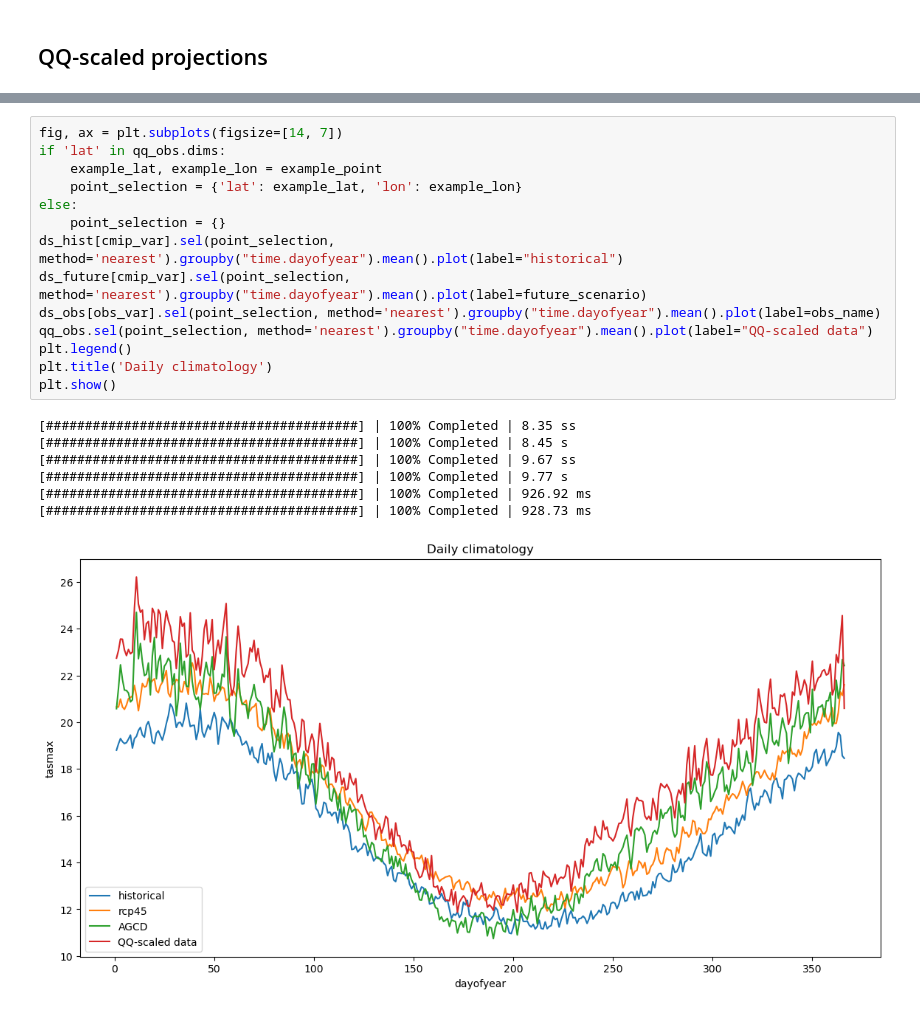
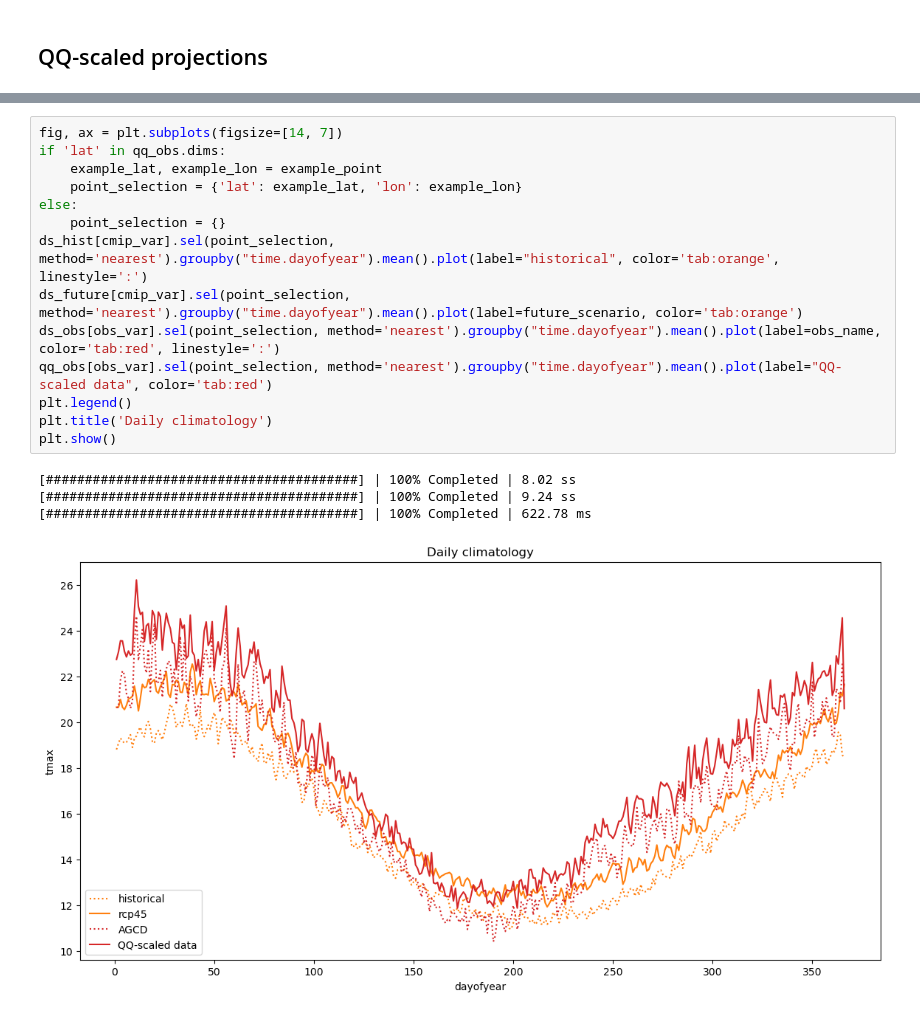
Before and after one commit to AusClimateService/qqscale, a Jupyter notebook: validation.ipynb, the cells around one changed output, grey strips where cells are left out. Drawn from its saved outputs; the diff is of its cells as text.

```diff
--- a/validation.ipynb
+++ b/validation.ipynb
@@ -396,25 +473,22 @@ plt.show()
 # %%
 fig, ax = plt.subplots(figsize=[14, 7])
 if 'lat' in qq_obs.dims:
     example_lat, example_lon = example_point
     point_selection = {'lat': example_lat, 'lon': example_lon}
 else:
     point_selection = {}
-ds_hist[cmip_var].sel(point_selection, method='nearest').groupby("time.dayofyear").mean().plot(label="historical")
-ds_future[cmip_var].sel(point_selection, method='nearest').groupby("time.dayofyear").mean().plot(label=future_scenario)
-ds_obs[obs_var].sel(point_selection, method='nearest').groupby("time.dayofyear").mean().plot(label=obs_name)
-qq_obs.sel(point_selection, method='nearest').groupby("time.dayofyear").mean().plot(label="QQ-scaled data")
+ds_hist[cmip_var].sel(point_selection, method='nearest').groupby("time.dayofyear").mean().plot(label="historical", color='tab:orange', linestyle=':')
+ds_future[cmip_var].sel(point_selection, method='nearest').groupby("time.dayofyear").mean().plot(label=future_scenario, color='tab:orange')
+ds_obs[obs_var].sel(point_selection, method='nearest').groupby("time.dayofyear").mean().plot(label=obs_name, color='tab:red', linestyle=':')
+qq_obs[obs_var].sel(point_selection, method='nearest').groupby("time.dayofyear").mean().plot(label="QQ-scaled data", color='tab:red')
 plt.legend()
 plt.title('Daily climatology')
 plt.show()
 # %% [output]
-[########################################] | 100% Completed | 8.35 ss
-[########################################] | 100% Completed | 8.45 s
-[########################################] | 100% Completed | 9.67 ss
-[########################################] | 100% Completed | 9.77 s
-[########################################] | 100% Completed | 926.92 ms
-[########################################] | 100% Completed | 928.73 ms
+[########################################] | 100% Completed | 8.02 ss
+[########################################] | 100% Completed | 9.24 ss
+[########################################] | 100% Completed | 622.78 ms
-[figure, old version]
+[figure, new version]
 # %%
 fig = plt.figure(figsize=[10, 6])
 if 'lat' in qq_obs.dims:
```
Also changed, not shown: parts of 16 cells of this notebook, 2 other files.
